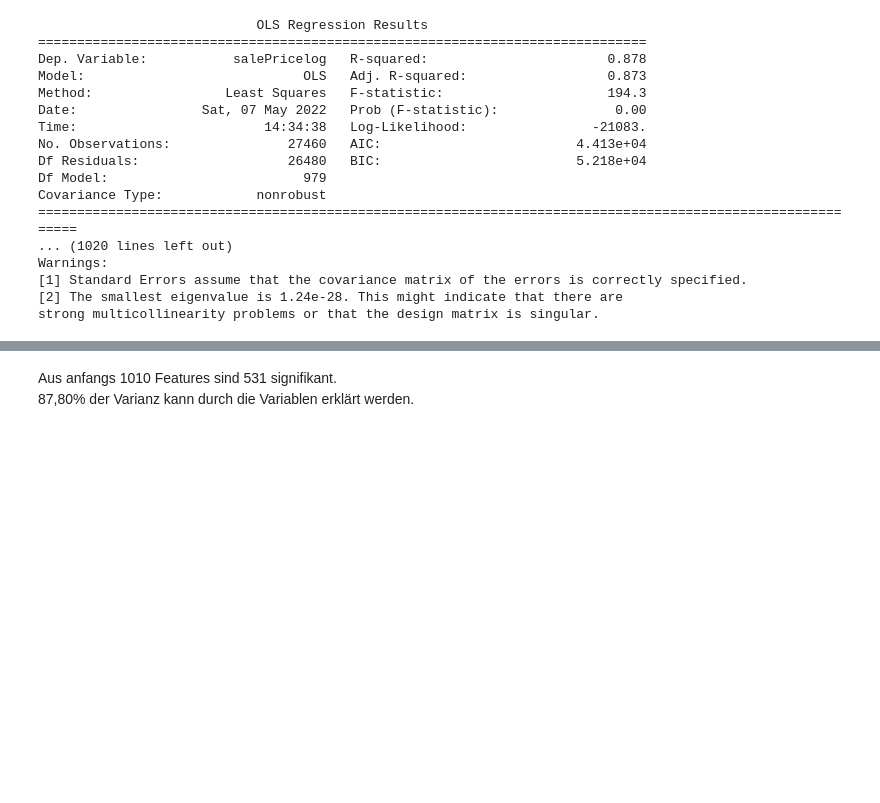
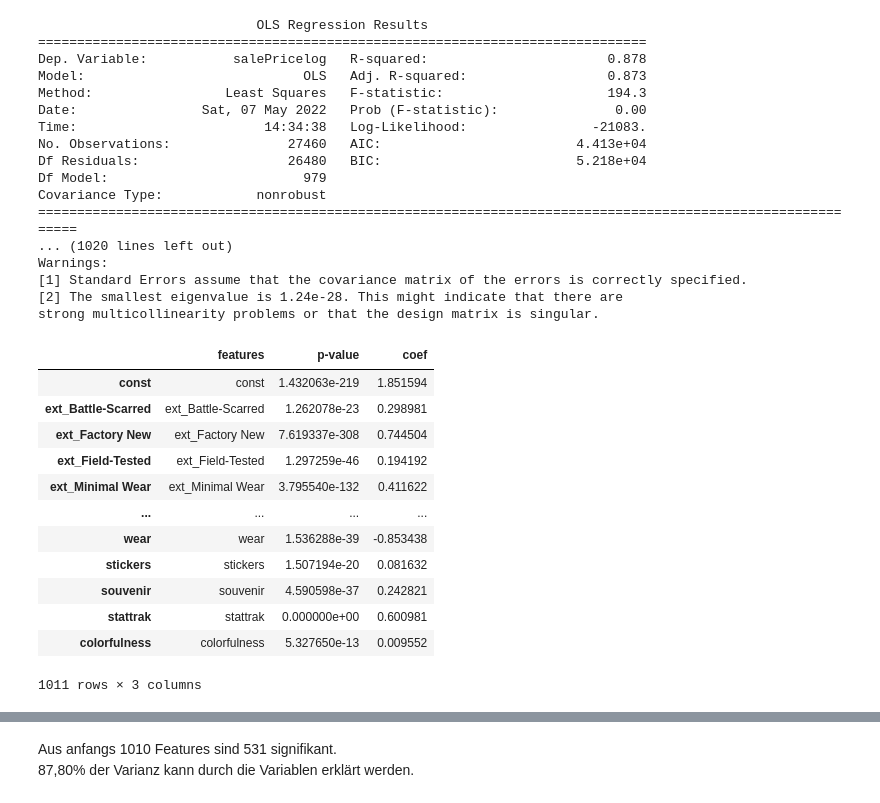
Before and after one commit to princessivy/Analyzing_CSGO_SkinPrices, a Jupyter notebook: CSGO_Significance_Testing.ipynb, the cells around one changed output, grey strips where cells are left out. Saved outputs shown, nothing was run; the diff lists cells and outputs as text; code cells hidden in the pictures; blank space fills up the shorter version.

```diff
--- a/CSGO_Significance_Testing.ipynb
+++ b/CSGO_Significance_Testing.ipynb
@@ -693,3 +703,19 @@ all_p = pd.DataFrame({'features':results.pvalues.index, 'p-value':results.pvalue
+# %%
+all_p
+# %% [output]
+|  | features | p-value | coef |
+| const | const | 1.432063e-219 | 1.851594 |
+| ext_Battle-Scarred | ext_Battle-Scarred | 1.262078e-23 | 0.298981 |
+| ext_Factory New | ext_Factory New | 7.619337e-308 | 0.744504 |
+| ext_Field-Tested | ext_Field-Tested | 1.297259e-46 | 0.194192 |
+| ext_Minimal Wear | ext_Minimal Wear | 3.795540e-132 | 0.411622 |
+| ... | ... | ... | ... |
+| wear | wear | 1.536288e-39 | -0.853438 |
+| stickers | stickers | 1.507194e-20 | 0.081632 |
+| souvenir | souvenir | 4.590598e-37 | 0.242821 |
+| stattrak | stattrak | 0.000000e+00 | 0.600981 |
+| colorfulness | colorfulness | 5.327650e-13 | 0.009552 |
+1011 rows × 3 columns
 # %%
 all_p_sig = all_p[~(all_p['p-value'] > 0.05)]
 # %%
```
Also changed, not shown: parts of 17 cells of this notebook.
